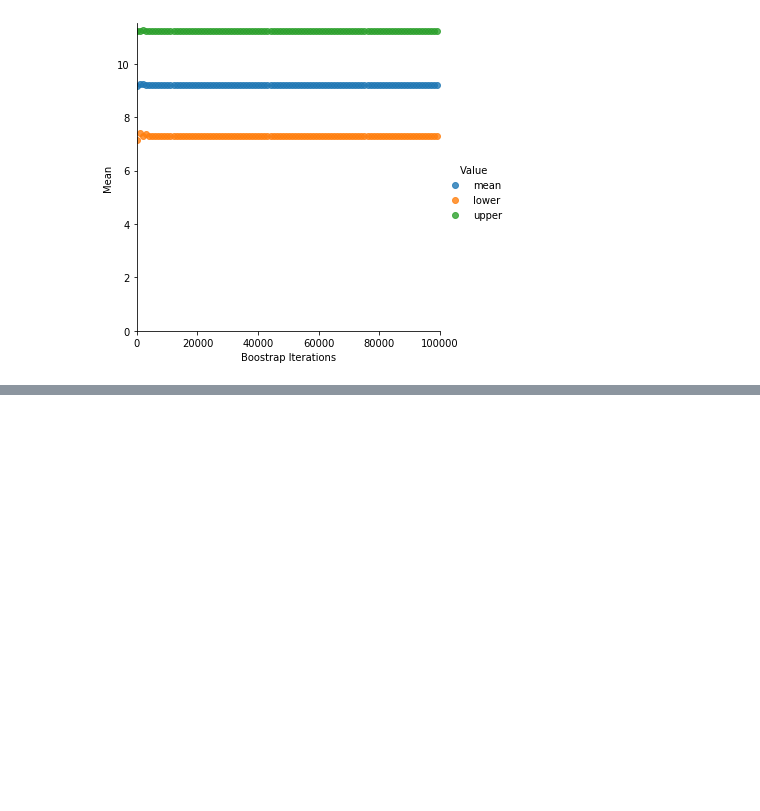
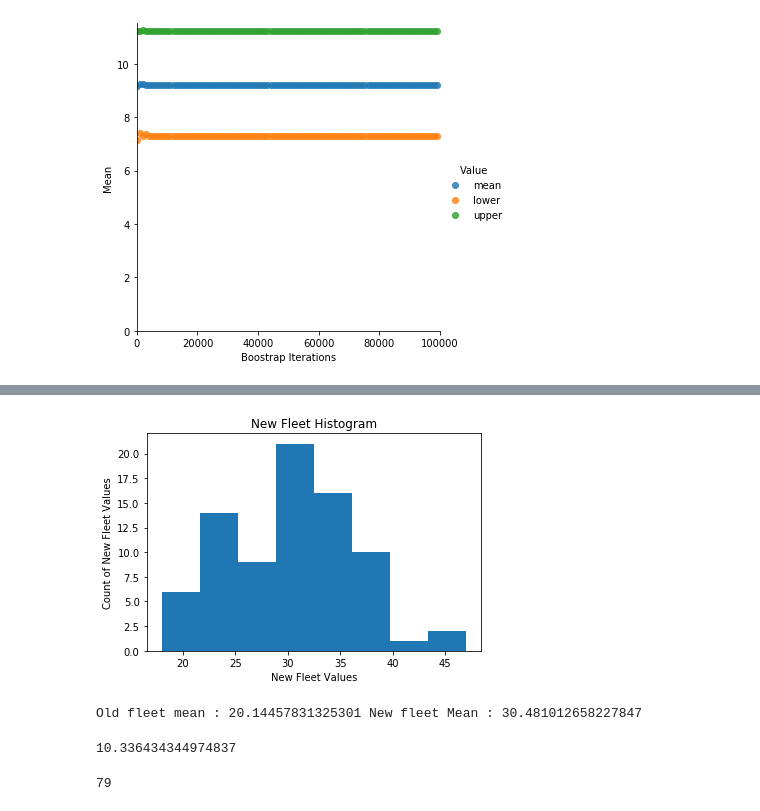
Before and after one commit to Sushila-Phogat/CE888, a Jupyter notebook: Lab2.ipynb, the cells around one changed output, grey strips where cells are left out. Drawn from its saved outputs; the diff is of its cells as text; code cells hidden in the pictures; blank space fills up the shorter version.

```diff
--- a/Lab2.ipynb
+++ b/Lab2.ipynb
@@ -98,0 +126,24 @@ df
+# %%
+df2=df.dropna()
+plt.hist(np.nan_to_num(df2['New Fleet']),bins='auto')
+plt.title('New Fleet Histogram')
+plt.ylabel('Count of New Fleet Values')
+plt.xlabel('New Fleet Values')
+plt.show()
+# %% [output]
+[figure, added]
+# %%
+Oldfltmean=np.mean(df['Current fleet'])
+Newfltmean=np.mean(df['New Fleet'])
+print("Old fleet mean :",Oldfltmean,"New fleet Mean :",Newfltmean)
+# %% [output]
+Old fleet mean : 20.14457831325301 New fleet Mean : 30.481012658227847
+# %%
+tobs=Newfltmean-Oldfltmean
+tobs
+# %% [output]
+10.336434344974837
+# %%
+len(df['New Fleet'].dropna())
+# %% [output]
+79
```
Also changed, not shown: parts of 5 cells of this notebook.
